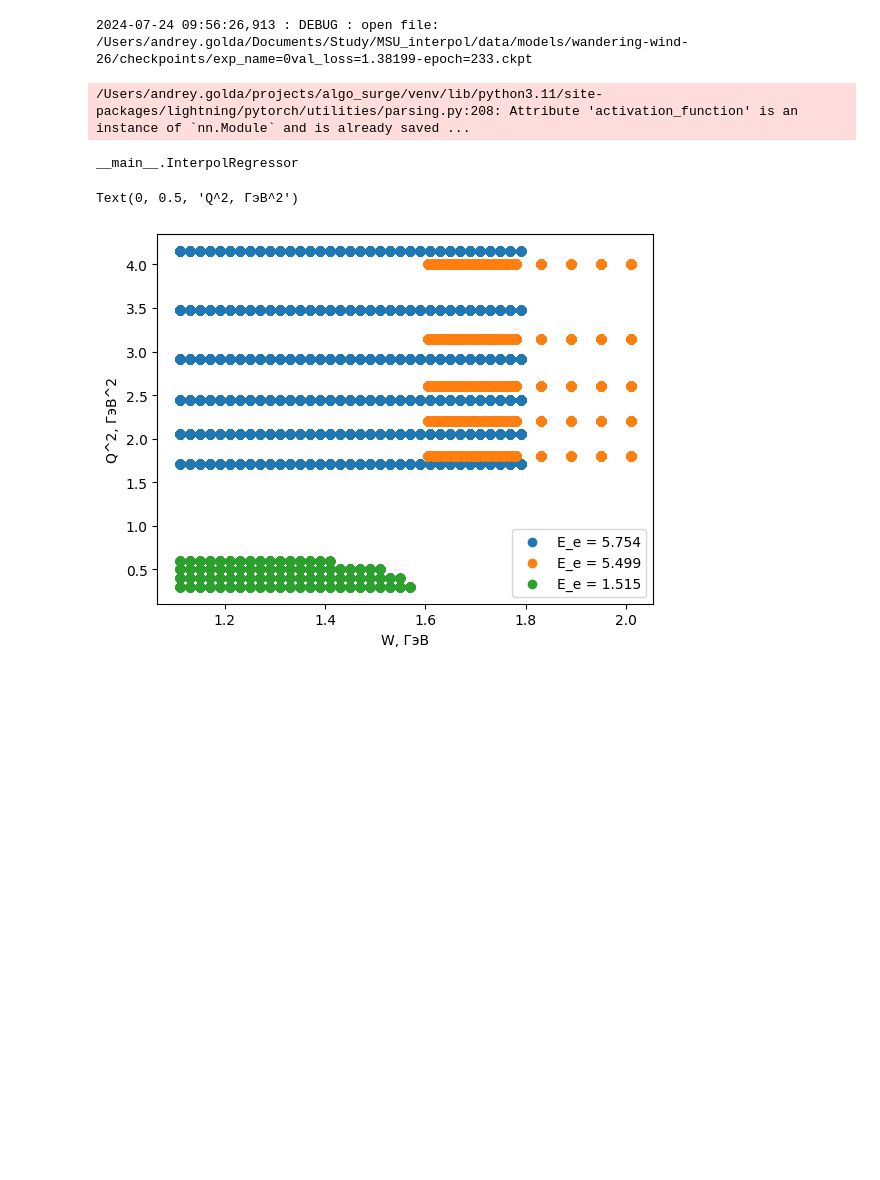
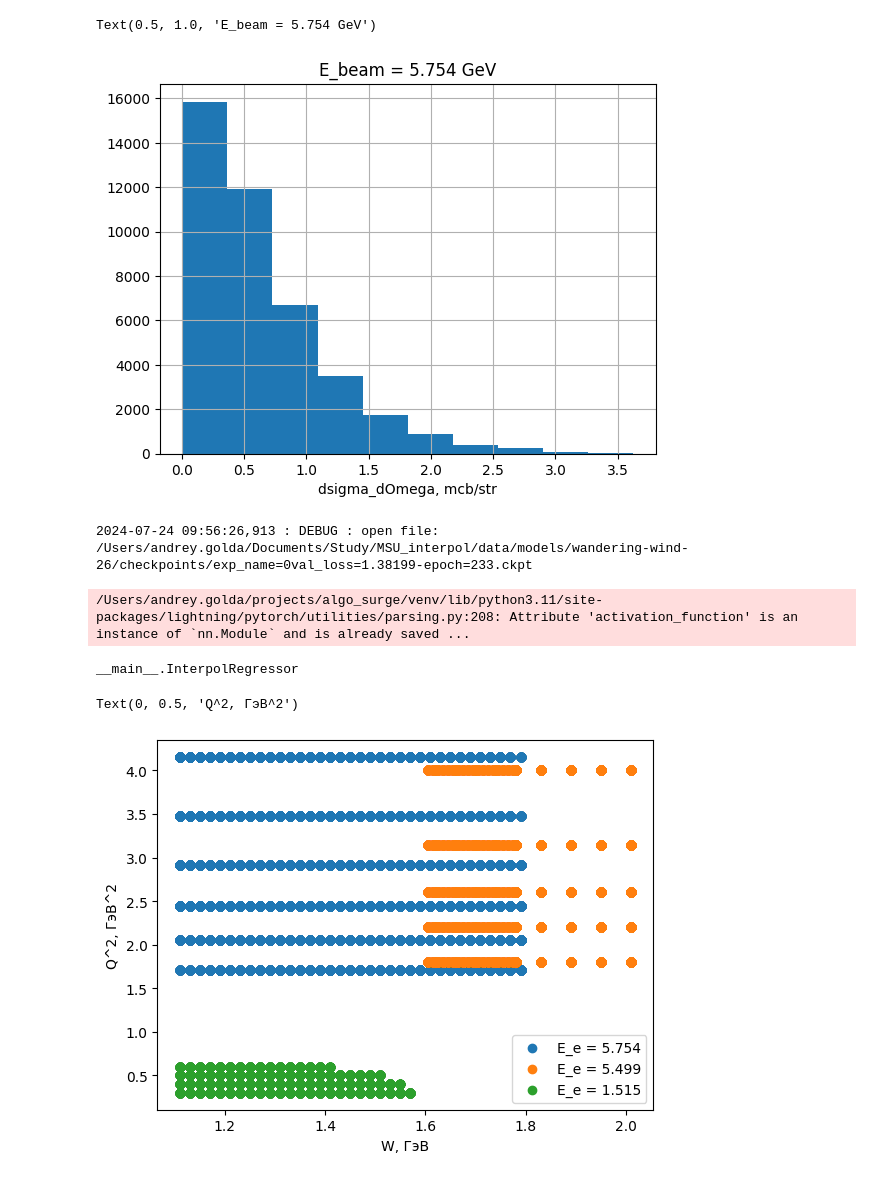
Before and after one commit to a-golda/MSU_interpol, a Jupyter notebook: checks_unified.ipynb, the cells around one changed output. Drawn from its saved outputs; the diff is of its cells as text; code cells hidden in the pictures; blank space fills up the shorter version.

```diff
--- a/checks_unified.ipynb
+++ b/checks_unified.ipynb
@@ -27,7 +27,7 @@ from lightning.pytorch.callbacks import Callback, LearningRateMonitor, ModelChec
 # %%
 #model
 hyperparams_dict = {
-        'energy': 1.515,
+        'energy': 5.754,
         'scale_data': False,
         'augment': False,
         'add_abc': False,
@@ -338,6 +338,13 @@ if True:
     df = data.df
     df_all = df[['Ebeam', 'W', 'Q2', 'cos_theta', 'phi']]
     df_target = df[['dsigma_dOmega']]
+# %%
+df.dsigma_dOmega.hist()
+plt.xlabel('dsigma_dOmega, mcb/str')
+plt.title('E_beam = 5.754 GeV')
+# %% [output]
+Text(0.5, 1.0, 'E_beam = 5.754 GeV')
+[figure, added]
 # %%
 model = InterpolRegressor.load_from_checkpoint(f'./data/models/wandering-wind-26/checkpoints/exp_name=0val_loss=1.38199-epoch=233.ckpt', hyperparams=hyperparams_dict)
 model.eval()
```
